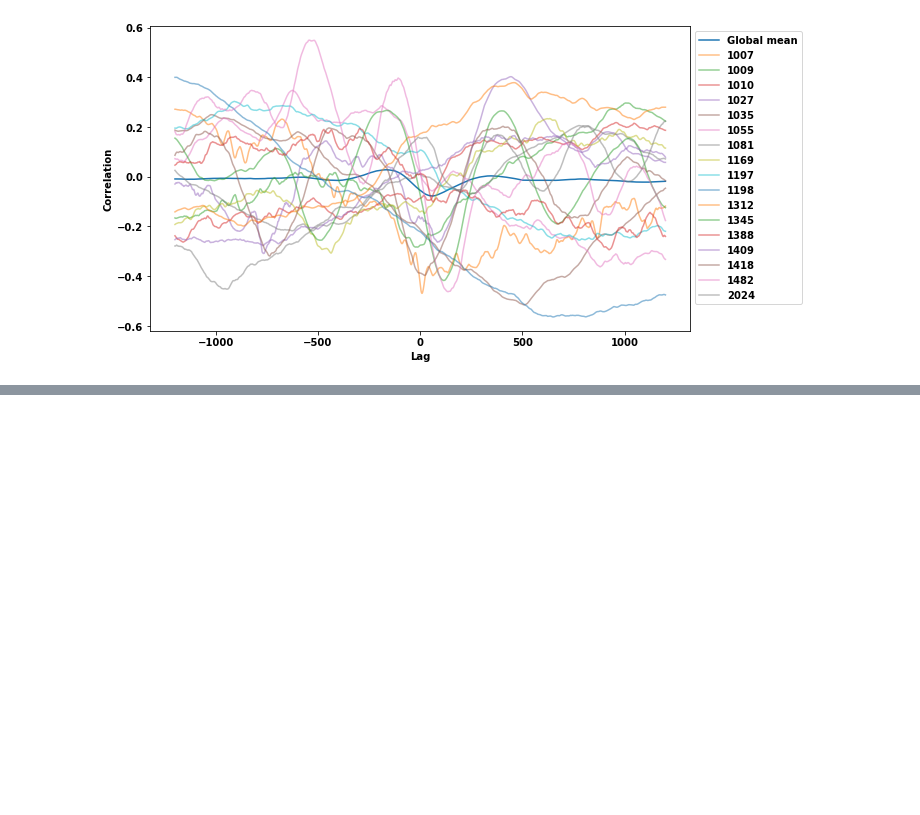
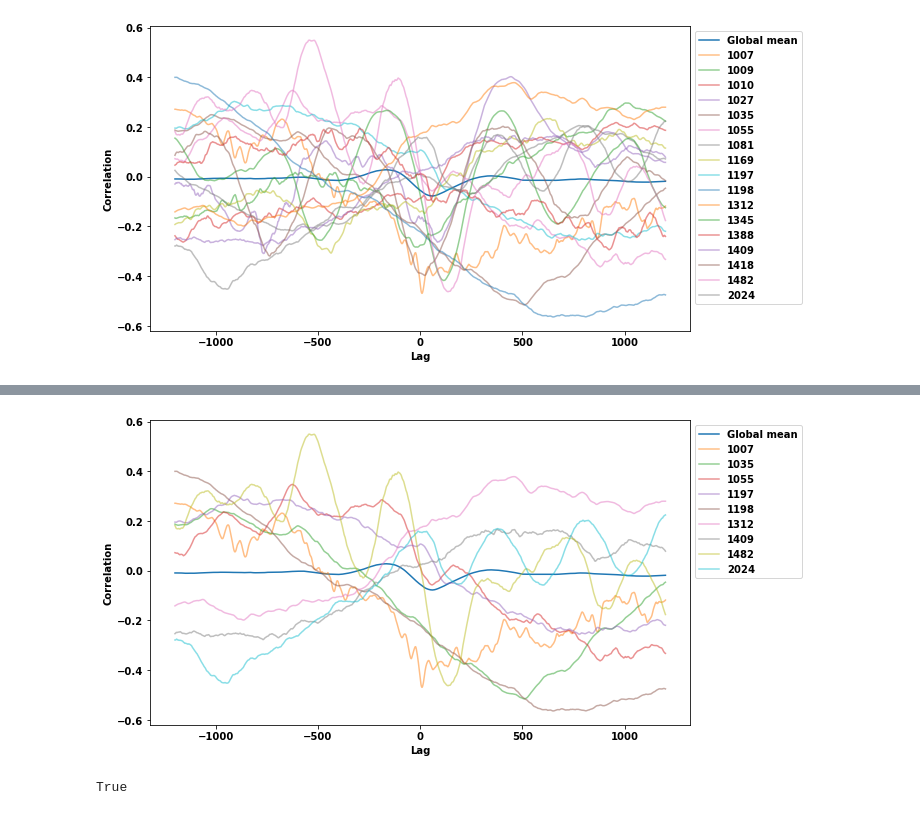
Before and after one commit to lujoselu98/TFM, a Jupyter notebook: Transformations/outliers_detection.ipynb, the cells around one changed output, grey strips where cells are left out. Saved outputs shown, nothing was run; the diff lists cells and outputs as text; code cells hidden in the pictures; blank space fills up the shorter version.

```diff
--- a/Transformations/outliers_detection.ipynb
+++ b/Transformations/outliers_detection.ipynb
@@ -31,8 +31,8 @@ plt.savefig(f"{paths.CC_DATA_PLOTS}/CC_Outliergram.png")
 # %% [output]
 [figure]
 # %%
-outliers_idx = X.index[np.where(outliergram.outlier_detector.fit_predict(X_fd) == -1, True, False)]
-outliers_idx
+outliergram_outliers_idx = X.index[np.where(outliergram.outlier_detector.fit_predict(X_fd) == -1, True, False)]
+outliergram_outliers_idx
 # %% [output]
 Int64Index([1007, 1009, 1010, 1027, 1035, 1055, 1081, 1169, 1197, 1198, 1312,
             1345, 1388, 1409, 1418, 1482, 2024],
@@ -47,7 +47,7 @@ Name: ph, dtype: int64
 fig, ax = plt.subplots(nrows=1, ncols=1, figsize=(10, 5))
 ax.plot(X.mean().index, X.mean().values, label='Global mean')
 
-for idx in outliers_idx:
+for idx in outliergram_outliers_idx:
     ax.plot(X.loc[idx].index, X.loc[idx].values, alpha=0.5, label=idx)
 
 # ax.legend()
@@ -61,0 +80,21 @@ plt.savefig(f"{paths.CC_DATA_PLOTS}/CC_Outliergram_outliers.png")
+# %%
+fig, ax = plt.subplots(nrows=1, ncols=1, figsize=(10, 5))
+ax.plot(X.mean().index, X.mean().values, label='Global mean')
+
+for idx in ms_outliers_idx:
+    ax.plot(X.loc[idx].index, X.loc[idx].values, alpha=0.5, label=idx)
+
+# ax.legend()
+ax.legend(bbox_to_anchor=(1, 1))
+ax.set_xlabel('Lag')
+ax.set_ylabel('Correlation')
+fig.tight_layout()
+plt.savefig(f"{paths.CC_DATA_PLOTS}/CC_MSPlot_outliers.pdf")
+plt.savefig(f"{paths.CC_DATA_PLOTS}/CC_MSPlot_outliers.png")
+# %% [output]
+[figure, added]
+# %%
+# Esto prueba que todos los outliers por Outliergram lo son tb por MagnitudeShapePlot
+set(outliergram_outliers_idx).intersection(set(ms_outliers_idx)) == set(ms_outliers_idx)
+# %% [output]
+True
```
Also changed, not shown: parts of 4 cells of this notebook, 7 other files.
